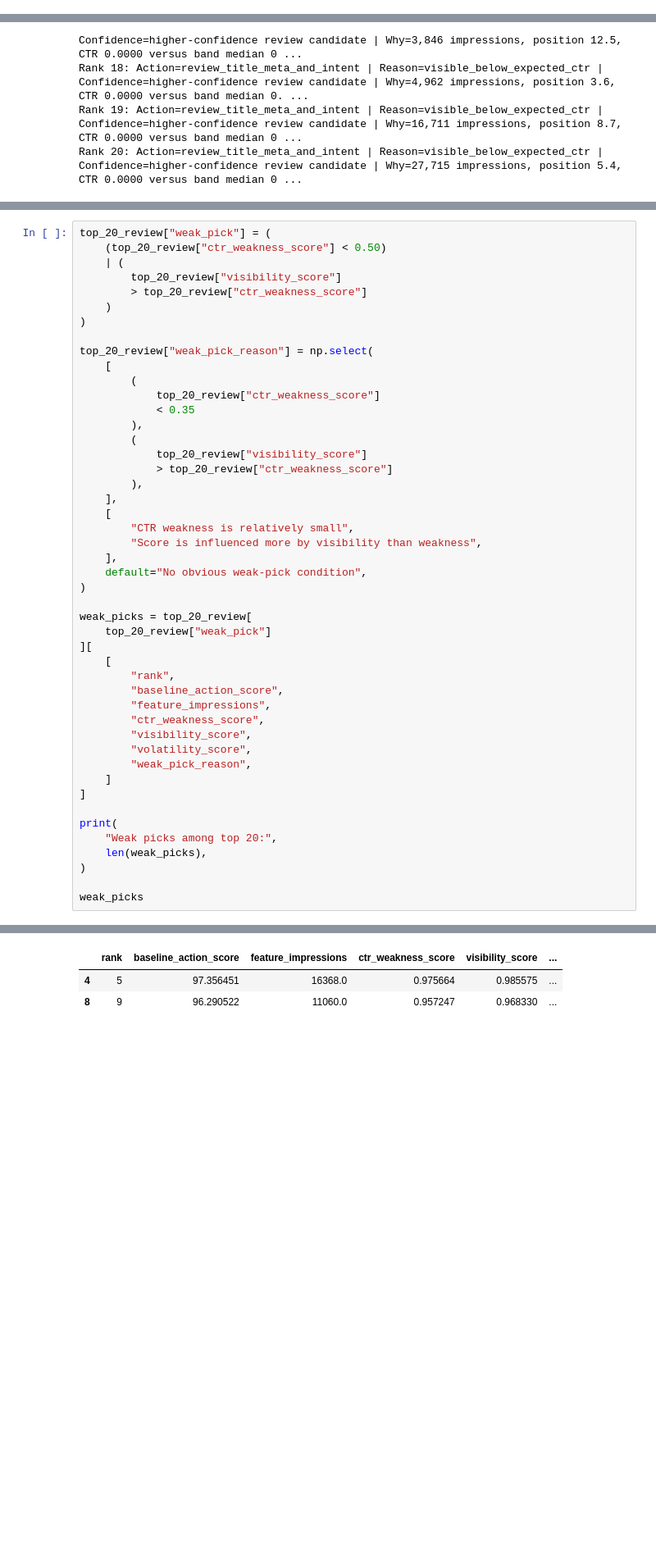
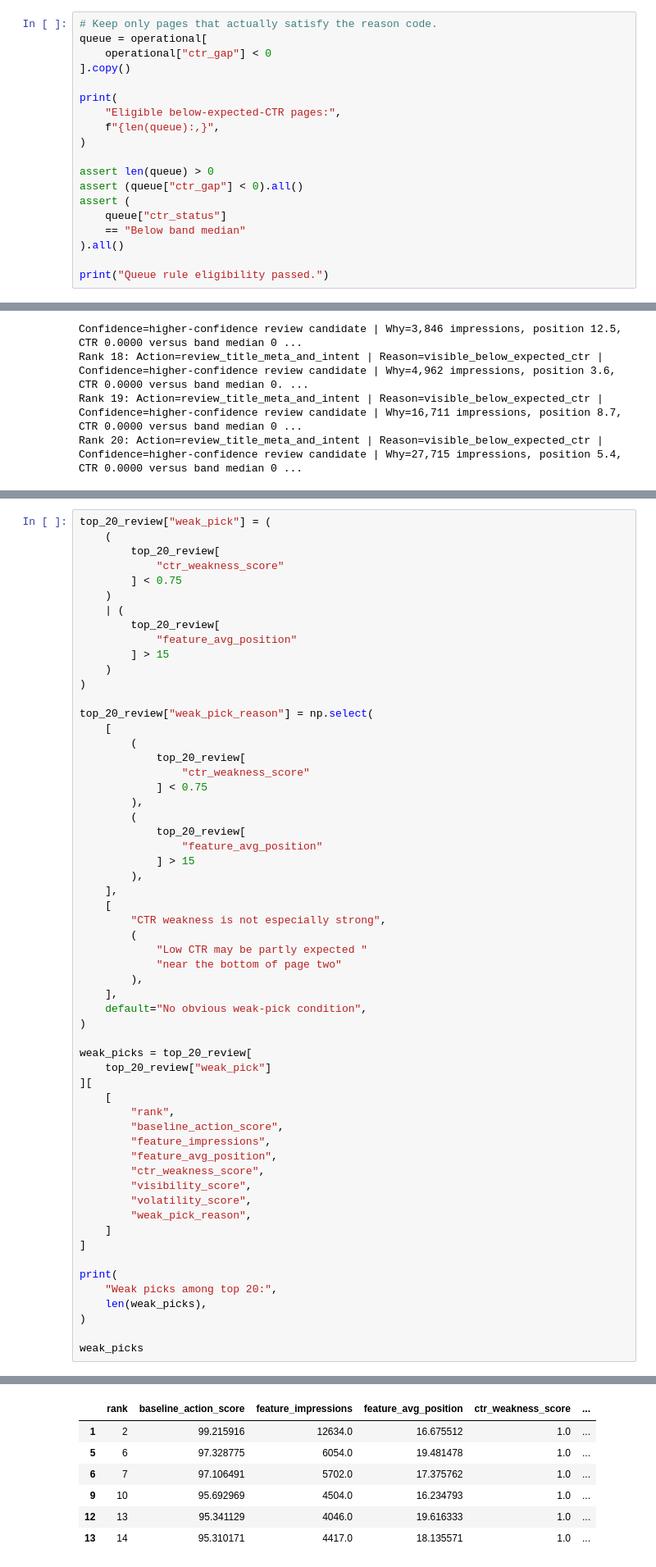
Before and after one commit to Zafar488/flyrank-ml-internship, a Jupyter notebook: work/notebooks/w04_baseline_score.ipynb, the cells around one changed output, grey strips where cells are left out. Shown at 82% size. Saved outputs shown, nothing was run; the diff lists cells and outputs as text; blank space fills up the shorter version.

```diff
--- a/work/notebooks/w04_baseline_score.ipynb
+++ b/work/notebooks/w04_baseline_score.ipynb
@@ -786,0 +696,19 @@ top_20_review[
+# %%
+# Keep only pages that actually satisfy the reason code.
+queue = operational[
+    operational["ctr_gap"] < 0
+].copy()
+
+print(
+    "Eligible below-expected-CTR pages:",
+    f"{len(queue):,}",
+)
+
+assert len(queue) > 0
+assert (queue["ctr_gap"] < 0).all()
+assert (
+    queue["ctr_status"]
+    == "Below band median"
+).all()
+
+print("Queue rule eligibility passed.")
@@ -836,26 +1119,36 @@ I inspect such cases separately so the queue does not hide its own weaknesses.
 # %%
 top_20_review["weak_pick"] = (
-    (top_20_review["ctr_weakness_score"] < 0.50)
+    (
+        top_20_review[
+            "ctr_weakness_score"
+        ] < 0.75
+    )
     | (
-        top_20_review["visibility_score"]
-        > top_20_review["ctr_weakness_score"]
+        top_20_review[
+            "feature_avg_position"
+        ] > 15
     )
 )
 
 top_20_review["weak_pick_reason"] = np.select(
     [
         (
-            top_20_review["ctr_weakness_score"]
-            < 0.35
+            top_20_review[
+                "ctr_weakness_score"
+            ] < 0.75
         ),
         (
-            top_20_review["visibility_score"]
-            > top_20_review["ctr_weakness_score"]
+            top_20_review[
+                "feature_avg_position"
+            ] > 15
         ),
     ],
     [
-        "CTR weakness is relatively small",
-        "Score is influenced more by visibility than weakness",
+        "CTR weakness is not especially strong",
+        (
+            "Low CTR may be partly expected "
+            "near the bottom of page two"
+        ),
     ],
     default="No obvious weak-pick condition",
 )
@@ -867,6 +1160,7 @@ weak_picks = top_20_review[
         "rank",
         "baseline_action_score",
         "feature_impressions",
+        "feature_avg_position",
         "ctr_weakness_score",
         "visibility_score",
         "volatility_score",
@@ -885,6 +1179,10 @@ Weak picks among top 20: 2
-|  | rank | baseline_action_score | feature_impressions | ctr_weakness_score | visibility_score | ... |
-| 4 | 5 | 97.356451 | 16368.0 | 0.975664 | 0.985575 | ... |
-| 8 | 9 | 96.290522 | 11060.0 | 0.957247 | 0.968330 | ... |
+|  | rank | baseline_action_score | feature_impressions | feature_avg_position | ctr_weakness_score | ... |
+| 1 | 2 | 99.215916 | 12634.0 | 16.675512 | 1.0 | ... |
+| 5 | 6 | 97.328775 | 6054.0 | 19.481478 | 1.0 | ... |
+| 6 | 7 | 97.106491 | 5702.0 | 17.375762 | 1.0 | ... |
+| 9 | 10 | 95.692969 | 4504.0 | 16.234793 | 1.0 | ... |
+| 12 | 13 | 95.341129 | 4046.0 | 19.616333 | 1.0 | ... |
+| 13 | 14 | 95.310171 | 4417.0 | 18.135571 | 1.0 | ... |
 # %% [markdown]
 ### Weak-Pick Interpretation
 
```
Also changed, not shown: parts of 58 cells of this notebook.
